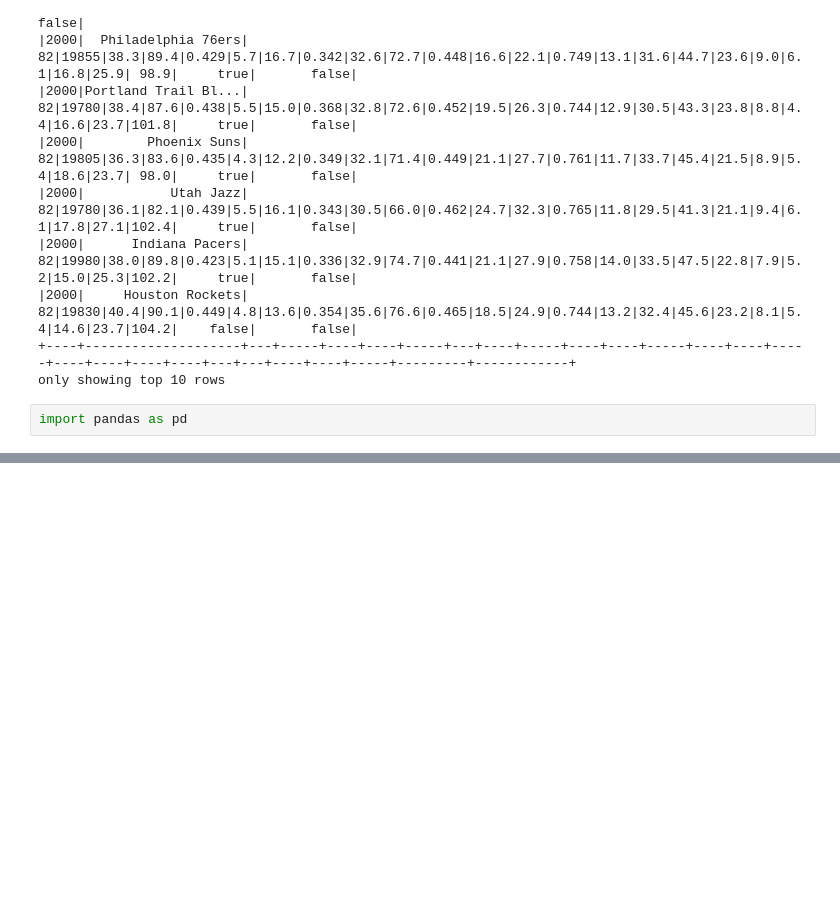
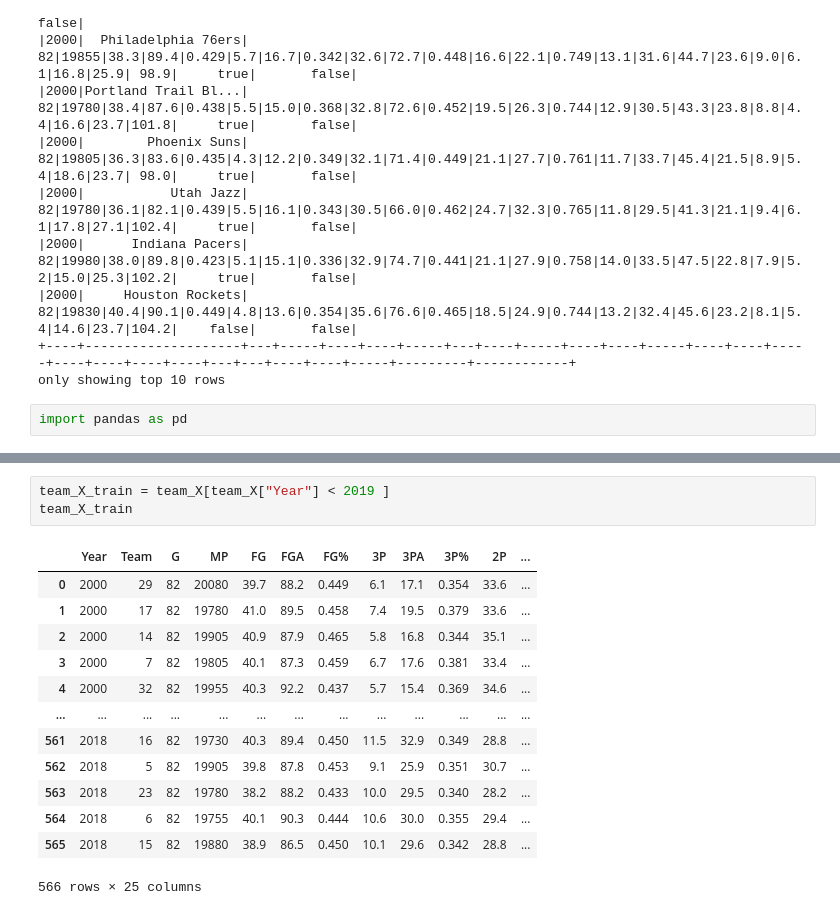
Before and after one commit to jonsb-coding/NBA_Analysis, a Jupyter notebook: NBAData.ipynb, the cells around one changed output, grey strips where cells are left out. Saved outputs shown, nothing was run; the diff lists cells and outputs as text; blank space fills up the shorter version.

```diff
--- a/NBAData.ipynb
+++ b/NBAData.ipynb
@@ -108,0 +167,17 @@ print(Team_DF)
+# %%
+team_X_train = team_X[team_X["Year"] < 2019 ]
+team_X_train
+# %% [output]
+|  | Year | Team | G | MP | FG | FGA | FG% | 3P | 3PA | 3P% | 2P | ... |
+| 0 | 2000 | 29 | 82 | 20080 | 39.7 | 88.2 | 0.449 | 6.1 | 17.1 | 0.354 | 33.6 | ... |
+| 1 | 2000 | 17 | 82 | 19780 | 41.0 | 89.5 | 0.458 | 7.4 | 19.5 | 0.379 | 33.6 | ... |
+| 2 | 2000 | 14 | 82 | 19905 | 40.9 | 87.9 | 0.465 | 5.8 | 16.8 | 0.344 | 35.1 | ... |
+| 3 | 2000 | 7 | 82 | 19805 | 40.1 | 87.3 | 0.459 | 6.7 | 17.6 | 0.381 | 33.4 | ... |
+| 4 | 2000 | 32 | 82 | 19955 | 40.3 | 92.2 | 0.437 | 5.7 | 15.4 | 0.369 | 34.6 | ... |
+| ... | ... | ... | ... | ... | ... | ... | ... | ... | ... | ... | ... | ... |
+| 561 | 2018 | 16 | 82 | 19730 | 40.3 | 89.4 | 0.450 | 11.5 | 32.9 | 0.349 | 28.8 | ... |
+| 562 | 2018 | 5 | 82 | 19905 | 39.8 | 87.8 | 0.453 | 9.1 | 25.9 | 0.351 | 30.7 | ... |
+| 563 | 2018 | 23 | 82 | 19780 | 38.2 | 88.2 | 0.433 | 10.0 | 29.5 | 0.340 | 28.2 | ... |
+| 564 | 2018 | 6 | 82 | 19755 | 40.1 | 90.3 | 0.444 | 10.6 | 30.0 | 0.355 | 29.4 | ... |
+| 565 | 2018 | 15 | 82 | 19880 | 38.9 | 86.5 | 0.450 | 10.1 | 29.6 | 0.342 | 28.8 | ... |
+566 rows × 25 columns
```
Also changed, not shown: parts of 24 cells of this notebook.
